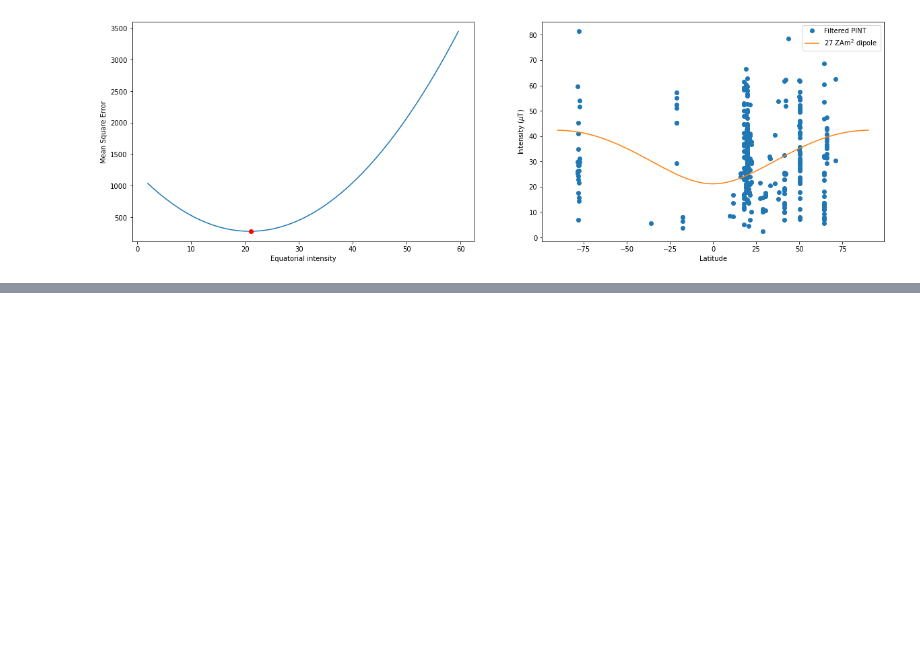
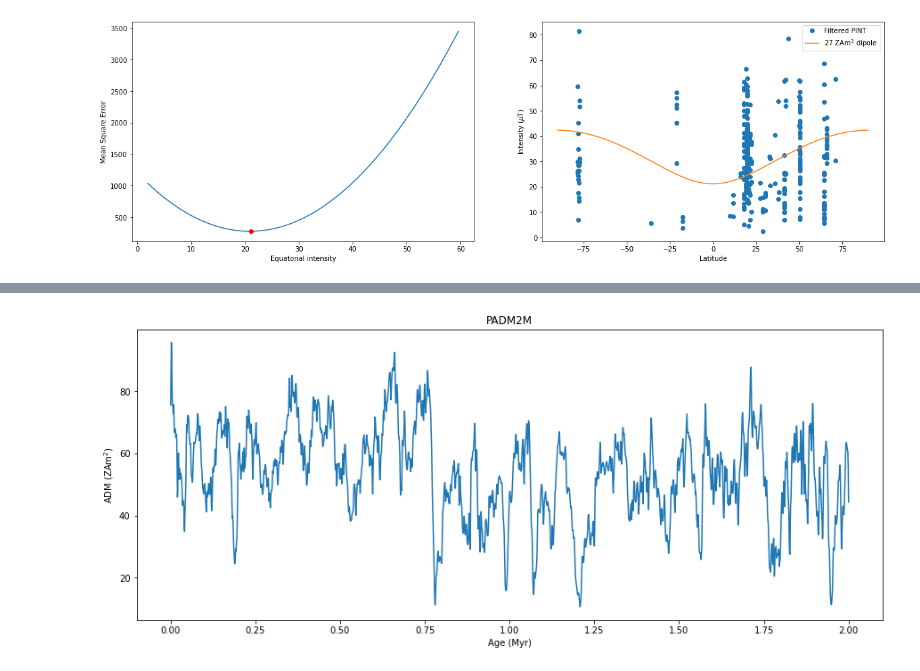
Before and after one commit to hfa2105/Golan_Heights_Analysis, a Jupyter notebook: Asefaw_GH_Analysis.ipynb, the cells around one changed output, grey strips where cells are left out. Cells and saved outputs as stored; diff of their text form; code cells hidden in the pictures; blank space fills up the shorter version.

```diff
--- a/Asefaw_GH_Analysis.ipynb
+++ b/Asefaw_GH_Analysis.ipynb
@@ -331,0 +392,8 @@ fig.show(width=1000)
+# %%
+plt.figure(15, (15,6))
+plt.plot(padm2m['age'], padm2m['ADM'])
+plt.ylabel("ADM (ZAm$^2$)")
+plt.xlabel("Age (Myr)")
+plt.title("PADM2M");
+# %% [output]
+[figure, added]
```
Also changed, not shown: parts of 13 cells of this notebook.
